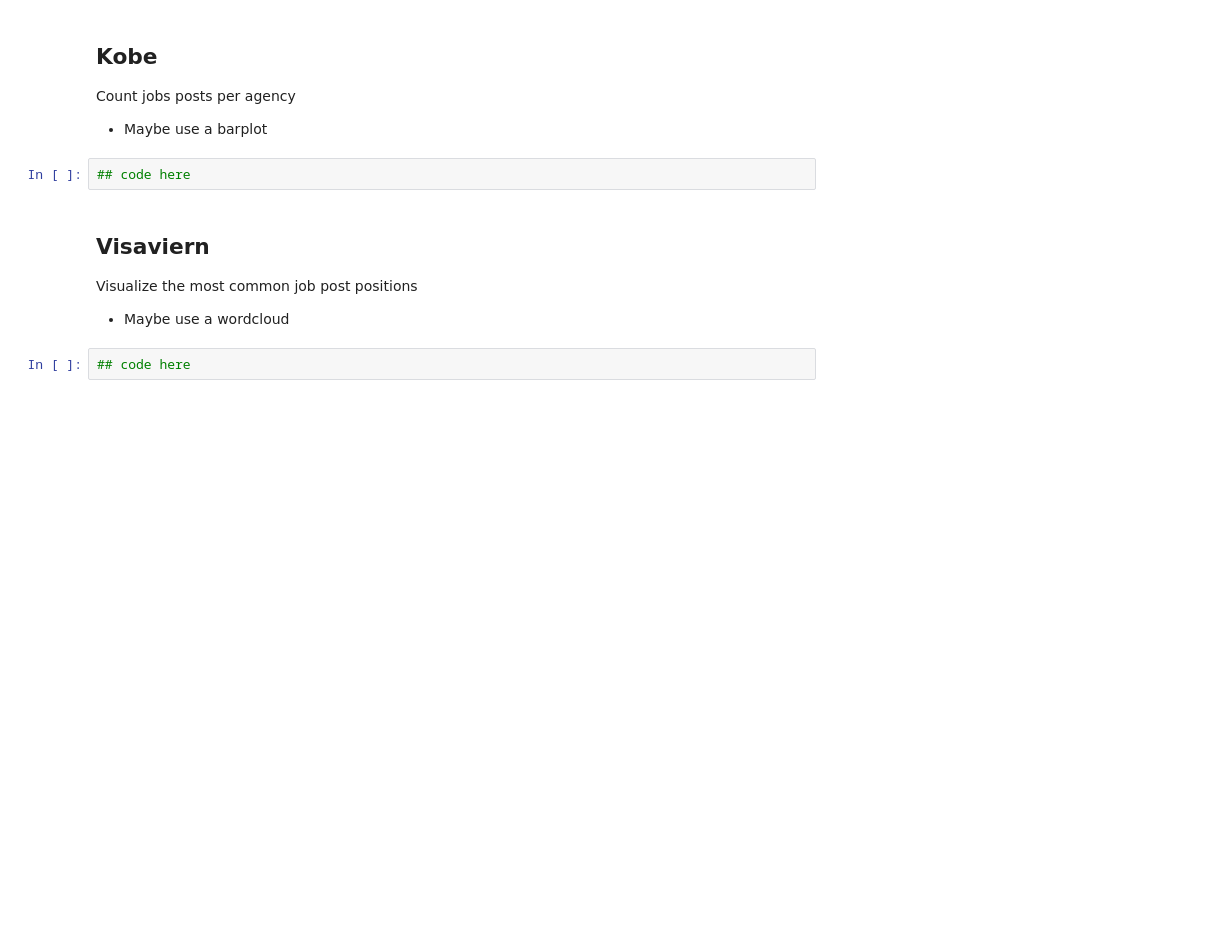
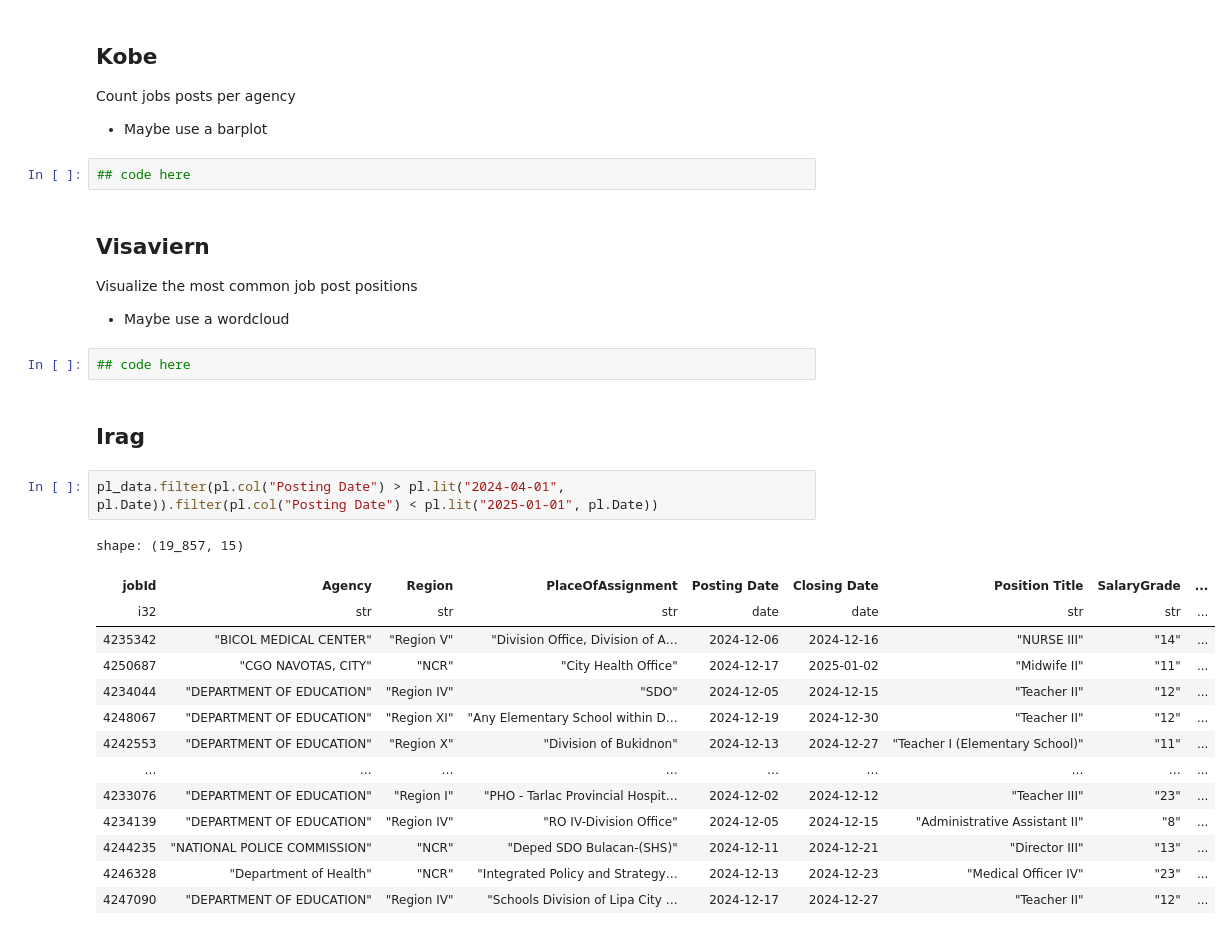
Before and after one commit to iragca/ml-final-project, a Jupyter notebook: notebooks/2.0-everyone-csc-eda.ipynb, the cells around one changed output. Cells and saved outputs as stored; diff of their text form; blank space fills up the shorter version.

```diff
--- a/notebooks/2.0-everyone-csc-eda.ipynb
+++ b/notebooks/2.0-everyone-csc-eda.ipynb
@@ -69,3 +69,22 @@ Visualize the most common job post positions
 - Maybe use a wordcloud
 # %%
 ## code here
+# %% [markdown]
+## Irag
+# %%
+pl_data.filter(pl.col("Posting Date") > pl.lit("2024-04-01", pl.Date)).filter(pl.col("Posting Date") < pl.lit("2025-01-01", pl.Date))
+# %% [output]
+shape: (19_857, 15)
+| jobId | Agency | Region | PlaceOfAssignment | Posting Date | Closing Date | Position Title | SalaryGrade | ... |
+| i32 | str | str | str | date | date | str | str | ... |
+| 4235342 | "BICOL MEDICAL CENTER" | "Region V" | "Division Office, Division of A… | 2024-12-06 | 2024-12-16 | "NURSE III" | "14" | ... |
+| 4250687 | "CGO NAVOTAS, CITY" | "NCR" | "City Health Office" | 2024-12-17 | 2025-01-02 | "Midwife II" | "11" | ... |
+| 4234044 | "DEPARTMENT OF EDUCATION" | "Region IV" | "SDO" | 2024-12-05 | 2024-12-15 | "Teacher II" | "12" | ... |
+| 4248067 | "DEPARTMENT OF EDUCATION" | "Region XI" | "Any Elementary School within D… | 2024-12-19 | 2024-12-30 | "Teacher II" | "12" | ... |
+| 4242553 | "DEPARTMENT OF EDUCATION" | "Region X" | "Division of Bukidnon" | 2024-12-13 | 2024-12-27 | "Teacher I (Elementary School)" | "11" | ... |
+| … | … | … | … | … | … | … | … | ... |
+| 4233076 | "DEPARTMENT OF EDUCATION" | "Region I" | "PHO - Tarlac Provincial Hospit… | 2024-12-02 | 2024-12-12 | "Teacher III" | "23" | ... |
+| 4234139 | "DEPARTMENT OF EDUCATION" | "Region IV" | "RO IV-Division Office" | 2024-12-05 | 2024-12-15 | "Administrative Assistant II" | "8" | ... |
+| 4244235 | "NATIONAL POLICE COMMISSION" | "NCR" | "Deped SDO Bulacan-(SHS)" | 2024-12-11 | 2024-12-21 | "Director III" | "13" | ... |
+| 4246328 | "Department of Health" | "NCR" | "Integrated Policy and Strategy… | 2024-12-13 | 2024-12-23 | "Medical Officer IV" | "23" | ... |
+| 4247090 | "DEPARTMENT OF EDUCATION" | "Region IV" | "Schools Division of Lipa City … | 2024-12-17 | 2024-12-27 | "Teacher II" | "12" | ... |
```
Also changed, not shown: parts of 3 cells of this notebook.
